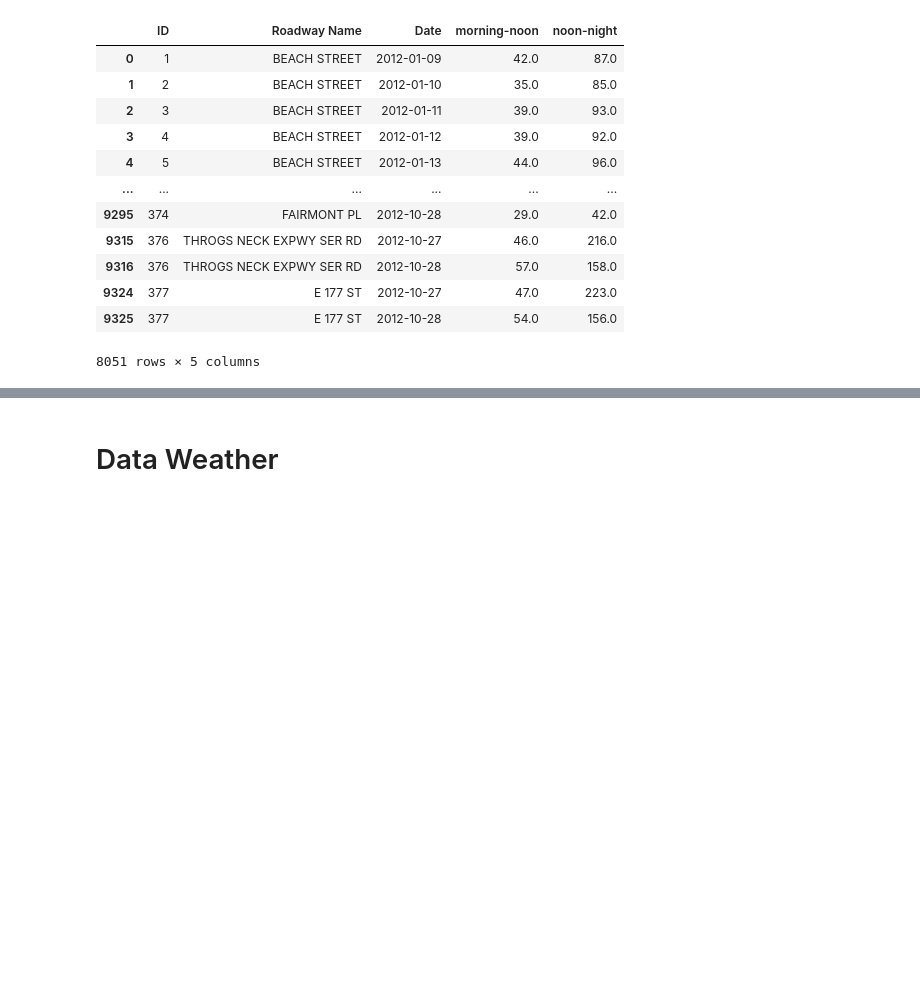
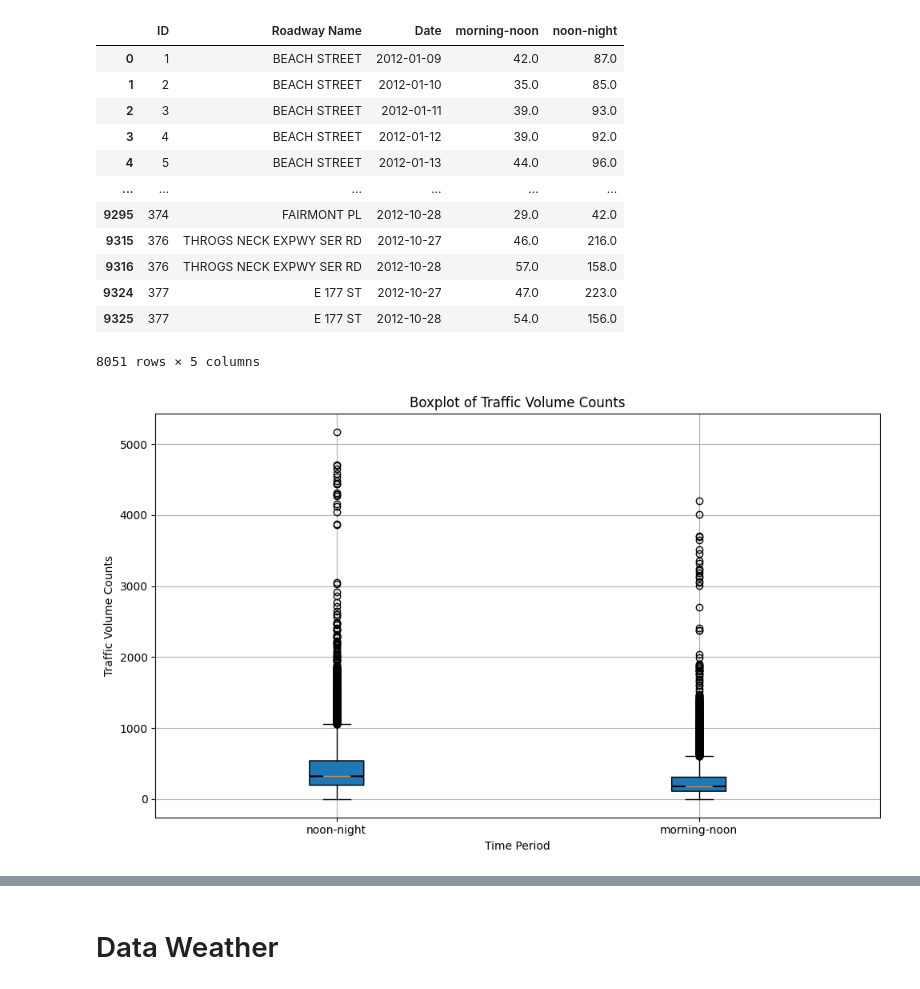
Before and after one commit to saymenth/BigData_project, a Jupyter notebook: traffic-casuality.ipynb, the cells around one changed output, grey strips where cells are left out. Saved outputs shown, nothing was run; the diff lists cells and outputs as text; code cells hidden in the pictures; blank space fills up the shorter version.

```diff
--- a/traffic-casuality.ipynb
+++ b/traffic-casuality.ipynb
@@ -165,3 +213,21 @@ df.to_excel('data_traffic_preprocessed.xlsx')
     2. preprocess perlu dicek untuk kolom roadway dan date -> karena masih ada data pada lokasi dengan jam yang sama (berulang)
     3. rapi dijoin beradasarkan date
 '''
+# %%
+data_to_plot = [df['noon-night'].dropna(), df['morning-noon'].dropna()]
+
+# Plot the boxplot
+plt.figure(figsize=(10, 6))
+plt.boxplot(data_to_plot, vert=True, patch_artist=True, notch=True, labels=['noon-night', 'morning-noon'])
+
+# Adding titles and labels
+plt.title('Boxplot of Traffic Volume Counts')
+plt.xlabel('Time Period')
+plt.ylabel('Traffic Volume Counts')
+plt.grid(True)
+
+# Show the plot
+plt.tight_layout()
+plt.show()
+# %% [output]
+[figure, added]
```
Also changed, not shown: parts of 7 cells of this notebook.
